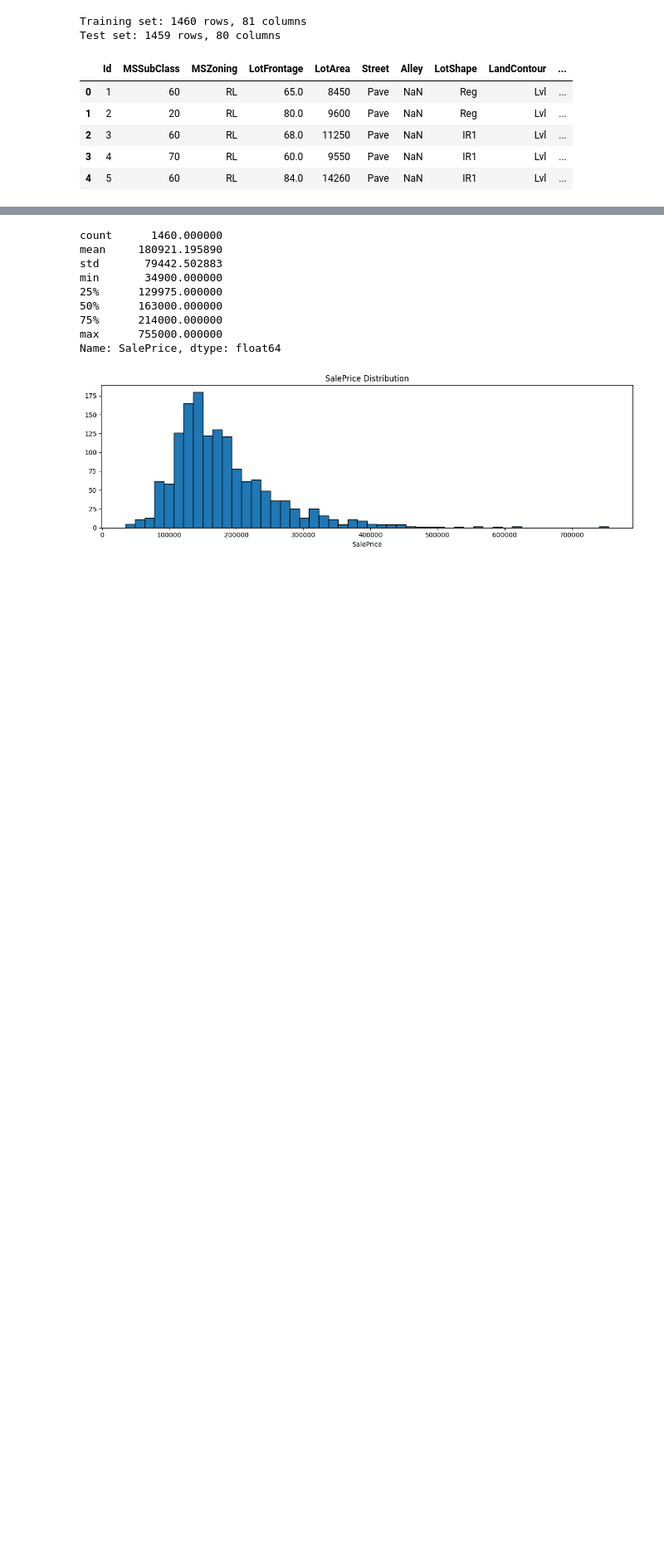
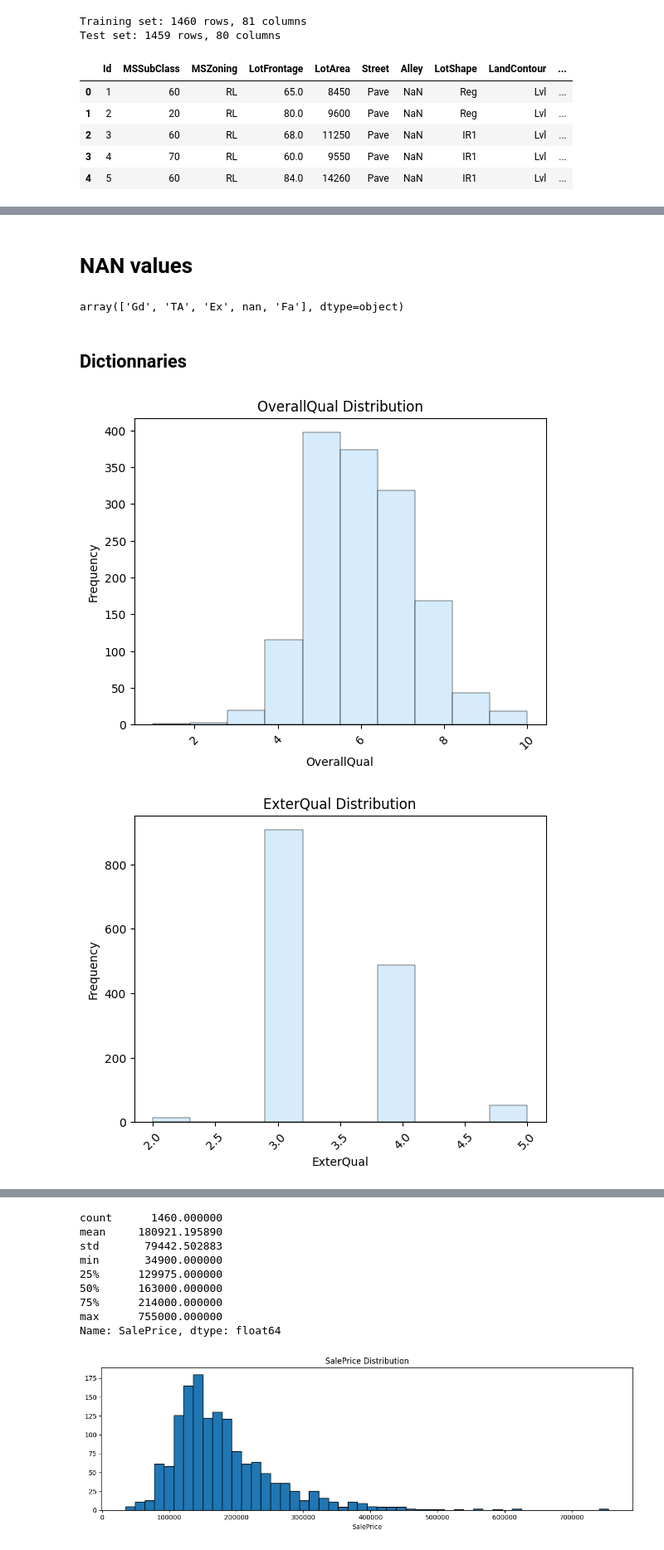
Before and after one commit to Kirill-101/CStat2026_project, a Jupyter notebook: project_STUDENTID.ipynb, the cells around one changed output, grey strips where cells are left out. Shown at 83% size. Cells and saved outputs as stored; diff of their text form; code cells hidden in the pictures; blank space fills up the shorter version.

Commit message:
Ajout de corrections des variables dans le fichier principal

```diff
--- a/project_STUDENTID.ipynb
+++ b/project_STUDENTID.ipynb
@@ -45,0 +85,4 @@ Test set: 1459 rows, 80 columns
+# %%
+for col in na_dt.columns:
+    na_dt[col].unique()
+    print(f"levels of variables {col} : {na_dt[col].unique()}")
@@ -45,0 +109,56 @@ Test set: 1459 rows, 80 columns
+# %% [markdown]
+# NAN values
+# %%
+features_dt['BsmtQual'] = features_dt['BsmtQual'].replace('nan', 'No_Basement')
+
+features_dt['FireplaceQu'] = features_dt['FireplaceQu'].replace('nan', 'No_Fireplace')
+features_dt
+features_dt['FireplaceQu'].unique()
+features_dt['BsmtQual'].unique()
+# %% [output]
+array(['Gd', 'TA', 'Ex', nan, 'Fa'], dtype=object)
+# %% [markdown]
+## Dictionnaries
+# %%
+qual_dict = {
+    'Ex': 5,
+    'Gd': 4,
+    'TA': 3,
+    'Fa': 2,
+    'Po': 1,
+    'NA': 0,
+    'No_basement': 0,
+    'No_Fireplace': 0,
+    'No_Kitchen': 0
+}
+slope_dict = {
+    'Gtl': 3,
+    'Mod': 2,
+    'Sev': 1,
+    'NA': 0}
+lotshape_dict = {
+    'Reg': 4,
+    'IR1': 3,
+    'IR2': 2,
+    'IR3': 1,
+    'NA': 0}
+
+features_dt['ExterQual'] = features_dt['ExterQual'].map(qual_dict)
+features_dt['BsmtQual'] = features_dt['BsmtQual'].map(qual_dict)
+features_dt['KitchenQual'] = features_dt['KitchenQual'].map(qual_dict)
+features_dt['FireplaceQu'] = features_dt['FireplaceQu'].map(qual_dict)
+
+features_dt['LotShape'] = features_dt['LotShape'].map(lotshape_dict)
+features_dt['LandSlope'] = features_dt['LandSlope'].map(slope_dict)
+# %%
+
+for col in features_dt.columns:
+    sns.histplot(features_dt[col], kde=False, bins=10, color='#c9e6fd', edgecolor='black', linewidth=0.35)
+    plt.title(f'{col} Distribution')
+    plt.xlabel(col)
+    plt.ylabel('Frequency')
+    plt.xticks(rotation=45)
+    plt.show()
+# %% [output]
+[figure, added]
+[figure, added]
```
Also changed, not shown: parts of 31 cells of this notebook, 1 other file.
